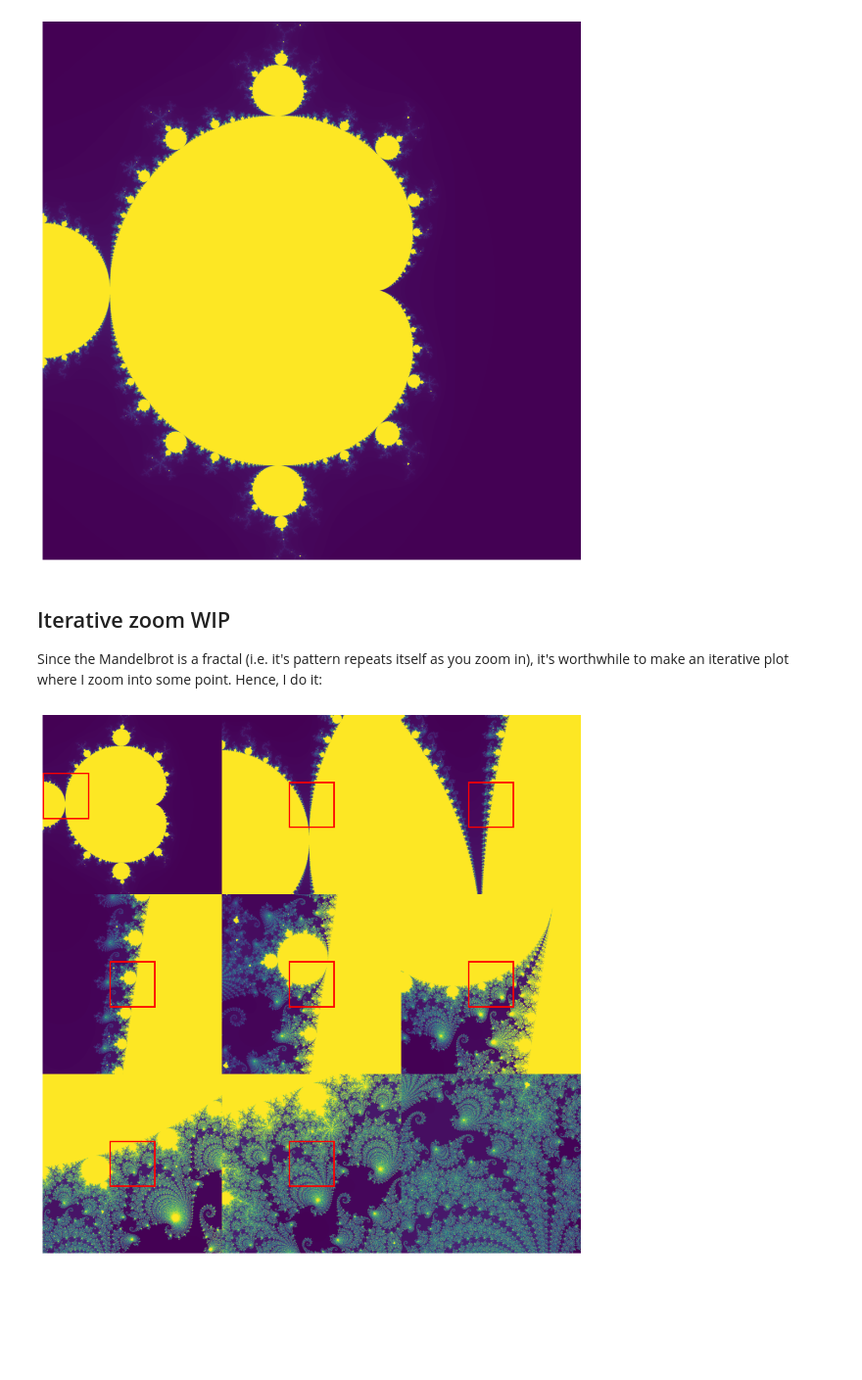
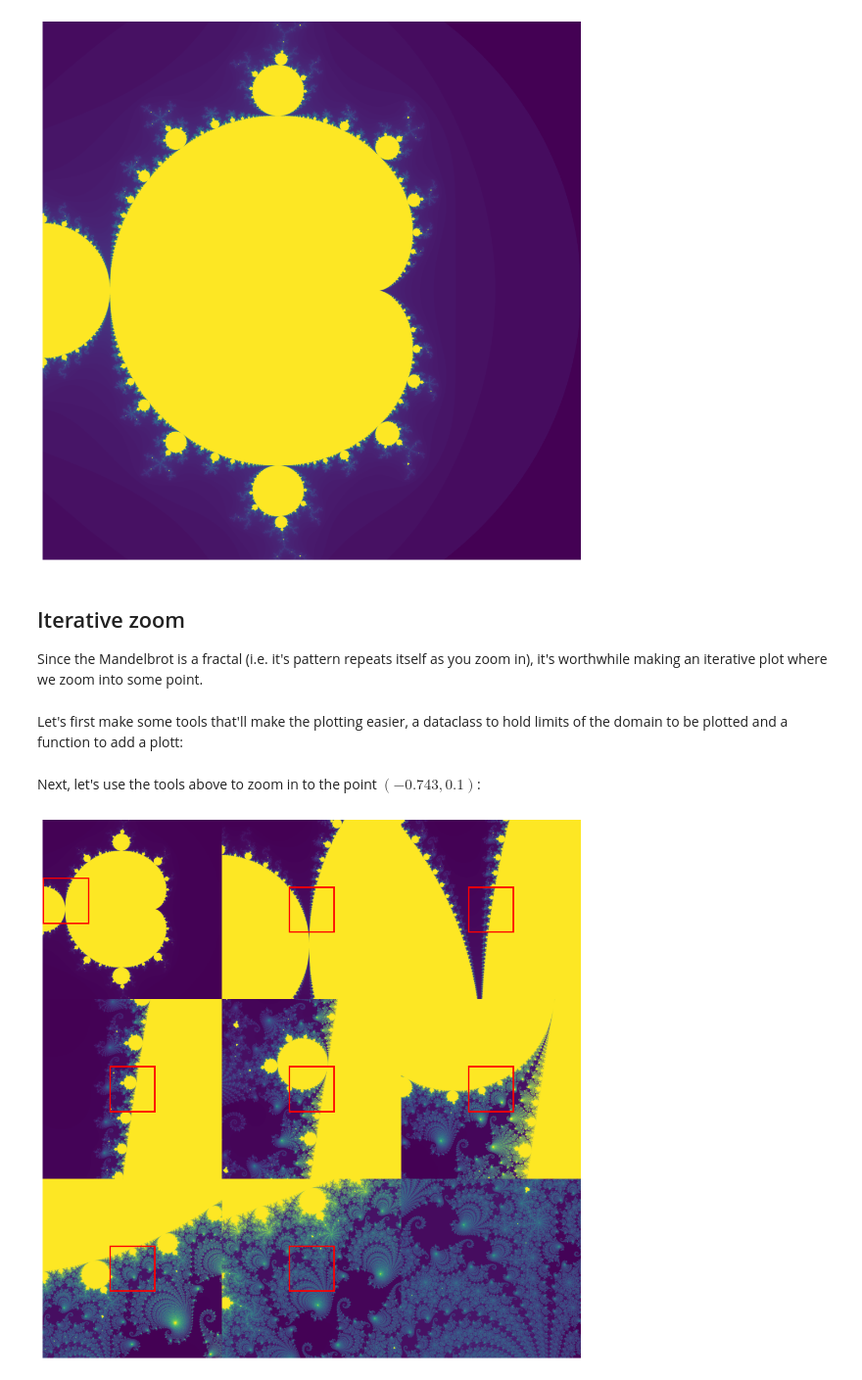
Before and after one commit to magnushelliesen/mandelbrot-set-calculator, a Jupyter notebook: notebooks/test_mandelbrot_calculator.ipynb, the cells around one changed output. Shown at 98% size. Drawn from its saved outputs; the diff is of its cells as text; code cells hidden in the pictures; blank space fills up the shorter version.

Commit message:
Notebook bruker parallell løsning

```diff
--- a/notebooks/test_mandelbrot_calculator.ipynb
+++ b/notebooks/test_mandelbrot_calculator.ipynb
@@ -26,5 +26,5 @@ Calculating a grid for given min/max of the real an imaginary part of the points
 # %%
 re_min, re_max, im_min, im_max = -1, 1, -1, 1
 
-grid = ms_1.make_grid(re_min, re_max, im_min, im_max, 500)
+grid = ms_1.make_grid_parallell(re_min, re_max, im_min, im_max, 1000)
 # %% [markdown]
@@ -42,14 +42,16 @@ plt.show()
 # %% [output]
 [figure]
 # %% [markdown]
-## Iterative zoom WIP
+## Iterative zoom
 
-Since the Mandelbrot is a fractal (i.e. it's pattern repeats itself as you zoom in), it's worthwhile to make an iterative plot where I zoom into some point. Hence, I do it:
+Since the Mandelbrot is a fractal (i.e. it's pattern repeats itself as you zoom in), it's worthwhile making an iterative plot where we zoom into some point.
 # %%
-ms_2 = MandelbrotSet(1000)
+ms_2 = MandelbrotSet(2500)
+# %% [markdown]
+Let's first make some tools that'll make the plotting easier, a dataclass to hold limits of the domain to be plotted and a function to add a plott:
 # %%
 @dataclass
-class Range:
+class Limits:
     re_min: float
     re_max: float
     im_min: float
@@ -59,54 +61,56 @@ def add_plot_to_ax(
         ax: plt.Axes,
         ms: MandelbrotSet,
         max_iter: int,
-        range: Range,
-        new_range: Range | None = None
+        limits: Limits,
+        new_limits: Limits | None = None
     ) -> None:
-    grid = ms.make_grid(range.re_min, range.re_max, range.im_min, range.im_max, max_iter)
+    grid = ms.make_grid_parallell(limits.re_min, limits.re_max, limits.im_min, limits.im_max, max_iter)
 
-    ax.imshow(grid, extent=(range.re_min, range.re_max, range.im_min, range.im_max), norm=colors.PowerNorm(0.9))
+    ax.imshow(grid, extent=(limits.re_min, limits.re_max, limits.im_min, limits.im_max), norm=colors.PowerNorm(0.8))
     ax.set_aspect('equal')
     ax.axis('off')
 
-    if new_range is not None:
+    if new_limits is not None:
         rect = Rectangle(
-            (new_range.re_min,new_range.im_min),
-            new_range.re_max-new_range.re_min,
-            new_range.im_max-new_range.im_min,
+            (new_limits.re_min,new_limits.im_min),
+            new_limits.re_max-new_limits.re_min,
+            new_limits.im_max-new_limits.im_min,
             linewidth=2,
             edgecolor='red',
             facecolor='none'
         )
         ax.add_patch(rect)
+# %% [markdown]
+Next, let's use the tools above to zoom in to the point $(-0.743, 0.1)$:
 # %%
 fig, axs = plt.subplots(nrows=3, ncols=3, figsize=(10, 10))
 axs = axs.flatten()
 
 zoom_into = (-0.743, 0.1)
-range = Range(-1, 1, -1, 1)
-new_range = Range(
+limits = Limits(-1, 1, -1, 1)
+new_limits = Limits(
     zoom_into[0]-0.25,
     zoom_into[0]+0.25,
     zoom_into[1]-0.25,
     zoom_into[1]+0.25
 )
 
-add_plot_to_ax(axs[0], ms_2, 500, range, new_range)
+add_plot_to_ax(axs[0], ms_2, 1000, limits, new_limits)
 
 for i, ax in enumerate(axs[1:-1]):
-    range = new_range
-    new_range = Range(
-        (range.re_min+range.re_max)/2-(range.re_max-range.re_min)/8,
-        (range.re_min+range.re_max)/2+(range.re_max-range.re_min)/8,
-        (range.im_min+range.im_max)/2-(range.im_max-range.im_min)/8,
-        (range.im_min+range.im_max)/2+(range.im_max-range.im_min)/8
+    limits = new_limits
+    new_limits = Limits(
+        (limits.re_min+limits.re_max)/2-(limits.re_max-limits.re_min)/8,
+        (limits.re_min+limits.re_max)/2+(limits.re_max-limits.re_min)/8,
+        (limits.im_min+limits.im_max)/2-(limits.im_max-limits.im_min)/8,
+        (limits.im_min+limits.im_max)/2+(limits.im_max-limits.im_min)/8
     )
-    add_plot_to_ax(ax, ms_2, 500+100*(i+1)**2, range, new_range)
+    add_plot_to_ax(ax, ms_2, 1000+200*(i+1)**2, limits, new_limits)
 
-add_plot_to_ax(axs[-1], ms_2, 500+100*8**2, new_range)
+add_plot_to_ax(axs[-1], ms_2, 1000+200*8**2, new_limits)
 
 fig.patch.set_visible(False)
 plt.tight_layout(pad=0)
 plt.show()
 # %% [output]
-[figure, old version]
+[figure, new version]
```
Also changed, not shown: parts of 6 cells of this notebook.
